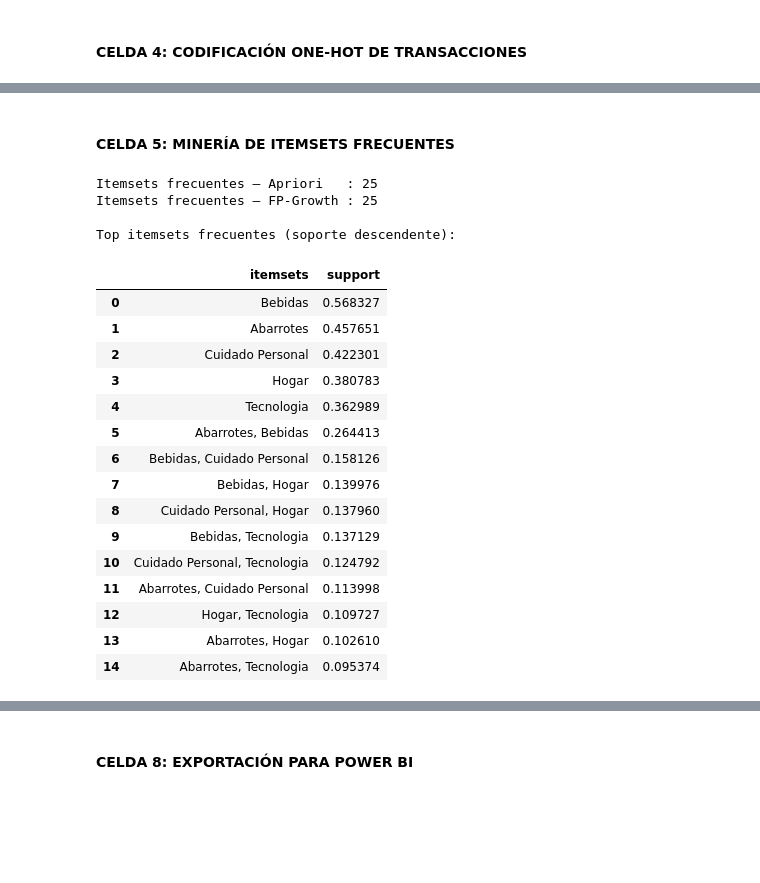
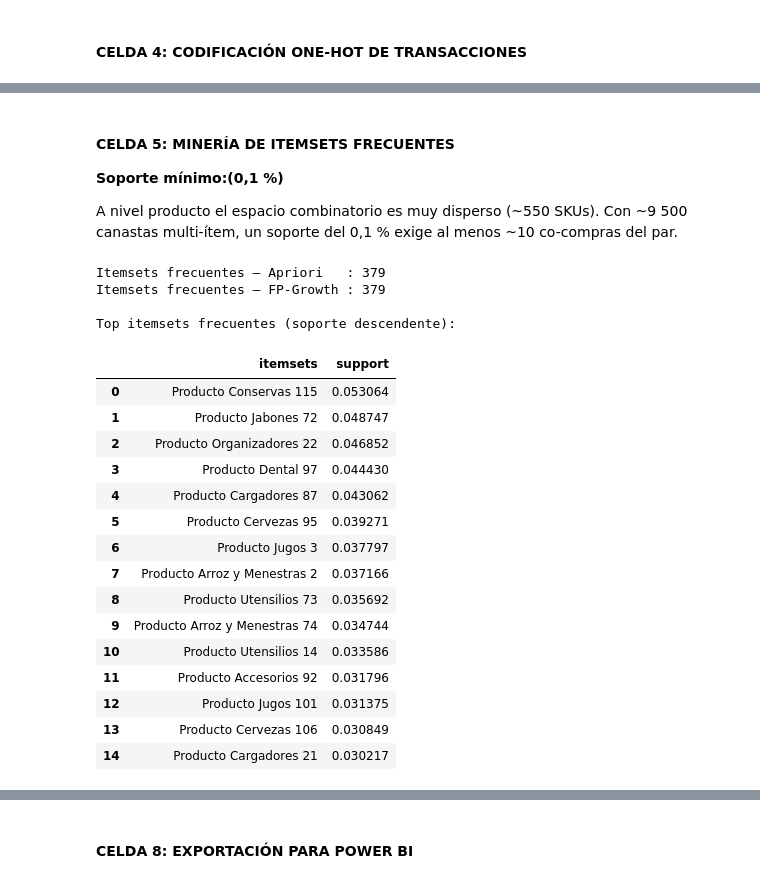
Before and after one commit to jose-lv/proyecto-bi-FISIMart, a Jupyter notebook: notebooks/05_asociacion.ipynb, the cells around one changed output, grey strips where cells are left out. Cells and saved outputs as stored; diff of their text form; code cells hidden in the pictures; blank space fills up the shorter version.

```diff
--- a/notebooks/05_asociacion.ipynb
+++ b/notebooks/05_asociacion.ipynb
@@ -79,5 +92,5 @@ Categorías disponibles: ['Abarrotes', 'Bebidas', 'Cuidado Personal', 'Hogar', '
 # %%
-NIVEL_ANALISIS = "categoria"
+NIVEL_ANALISIS = "nombre"
 FILTRAR_CANASTAS_UNITARIAS = True
 
 transacciones_raw = (
@@ -97,10 +110,13 @@ else:
 n_transacciones = len(transacciones)
 tamano_promedio = np.mean([len(t) for t in transacciones]) if n_transacciones else 0
 n_excluidas = n_transacciones_raw - n_transacciones
+n_productos_en_canastas = len({prod for tx in transacciones for prod in tx})
 
+print(f"Nivel de análisis                         : producto (nombre)")
 print(f"Transacciones totales (sin filtrar)     : {n_transacciones_raw:,}")
 print(f"Canastas unitarias excluidas             : {n_excluidas:,}")
 print(f"Transacciones para minería de reglas     : {n_transacciones:,}")
+print(f"Productos distintos en canastas          : {n_productos_en_canastas:,}")
 print(f"Tamaño promedio de canasta (ítems dist.): {tamano_promedio:.2f}")
 print(f"\nEjemplo de transacciones (primeras 5):")
 for tx in transacciones[:5]:
@@ -144,7 +163,12 @@ Vista previa (5 primeras filas):
 # %% [markdown]
 #### CELDA 5: MINERÍA DE ITEMSETS FRECUENTES
+
+**Soporte mínimo:(0,1 %)**
+
+A nivel producto el espacio combinatorio es muy disperso (~550 SKUs). Con ~9 500 canastas
+multi-ítem, un soporte del 0,1 % exige al menos ~10 co-compras del par.
 # %%
-MIN_SUPPORT = 0.01
+MIN_SUPPORT = 0.001
 
 
 def formatear_itemset(itemset):
@@ -153,49 +177,49 @@ def formatear_itemset(itemset):
 
 
 itemsets_apriori = apriori(
     df_transacciones,
     min_support=MIN_SUPPORT,
     use_colnames=True,
 )
 
 itemsets_fpgrowth = fpgrowth(
     df_transacciones,
     min_support=MIN_SUPPORT,
     use_colnames=True,
 )
 
 print(f"Itemsets frecuentes — Apriori   : {len(itemsets_apriori)}")
 print(f"Itemsets frecuentes — FP-Growth : {len(itemsets_fpgrowth)}")
 
 itemsets_frecuentes = (
     itemsets_apriori
     .sort_values("support", ascending=False)
     .reset_index(drop=True)
     .assign(itemsets=lambda df: df["itemsets"].apply(formatear_itemset))
 )
 
 print(f"\nTop itemsets frecuentes (soporte descendente):")
 display(itemsets_frecuentes.head(15)[["itemsets", "support"]])
 # %% [output]
-Itemsets frecuentes — Apriori   : 25
-Itemsets frecuentes — FP-Growth : 25
+Itemsets frecuentes — Apriori   : 379
+Itemsets frecuentes — FP-Growth : 379
 
 Top itemsets frecuentes (soporte descendente):
 |  | itemsets | support |
-| 0 | Bebidas | 0.568327 |
-| 1 | Abarrotes | 0.457651 |
-| 2 | Cuidado Personal | 0.422301 |
-| 3 | Hogar | 0.380783 |
-| 4 | Tecnologia | 0.362989 |
-| 5 | Abarrotes, Bebidas | 0.264413 |
-| 6 | Bebidas, Cuidado Personal | 0.158126 |
-| 7 | Bebidas, Hogar | 0.139976 |
-| 8 | Cuidado Personal, Hogar | 0.137960 |
-| 9 | Bebidas, Tecnologia | 0.137129 |
-| 10 | Cuidado Personal, Tecnologia | 0.124792 |
-| 11 | Abarrotes, Cuidado Personal | 0.113998 |
-| 12 | Hogar, Tecnologia | 0.109727 |
-| 13 | Abarrotes, Hogar | 0.102610 |
-| 14 | Abarrotes, Tecnologia | 0.095374 |
+| 0 | Producto Conservas 115 | 0.053064 |
+| 1 | Producto Jabones 72 | 0.048747 |
+| 2 | Producto Organizadores 22 | 0.046852 |
+| 3 | Producto Dental 97 | 0.044430 |
+| 4 | Producto Cargadores 87 | 0.043062 |
+| 5 | Producto Cervezas 95 | 0.039271 |
+| 6 | Producto Jugos 3 | 0.037797 |
+| 7 | Producto Arroz y Menestras 2 | 0.037166 |
+| 8 | Producto Utensilios 73 | 0.035692 |
+| 9 | Producto Arroz y Menestras 74 | 0.034744 |
+| 10 | Producto Utensilios 14 | 0.033586 |
+| 11 | Producto Accesorios 92 | 0.031796 |
+| 12 | Producto Jugos 101 | 0.031375 |
+| 13 | Producto Cervezas 106 | 0.030849 |
+| 14 | Producto Cargadores 21 | 0.030217 |
 # %% [markdown]
 #### CELDA 6: GENERACIÓN Y FILTRADO DE REGLAS DE ASOCIACIÓN
```
Also changed, not shown: parts of 11 cells of this notebook.
